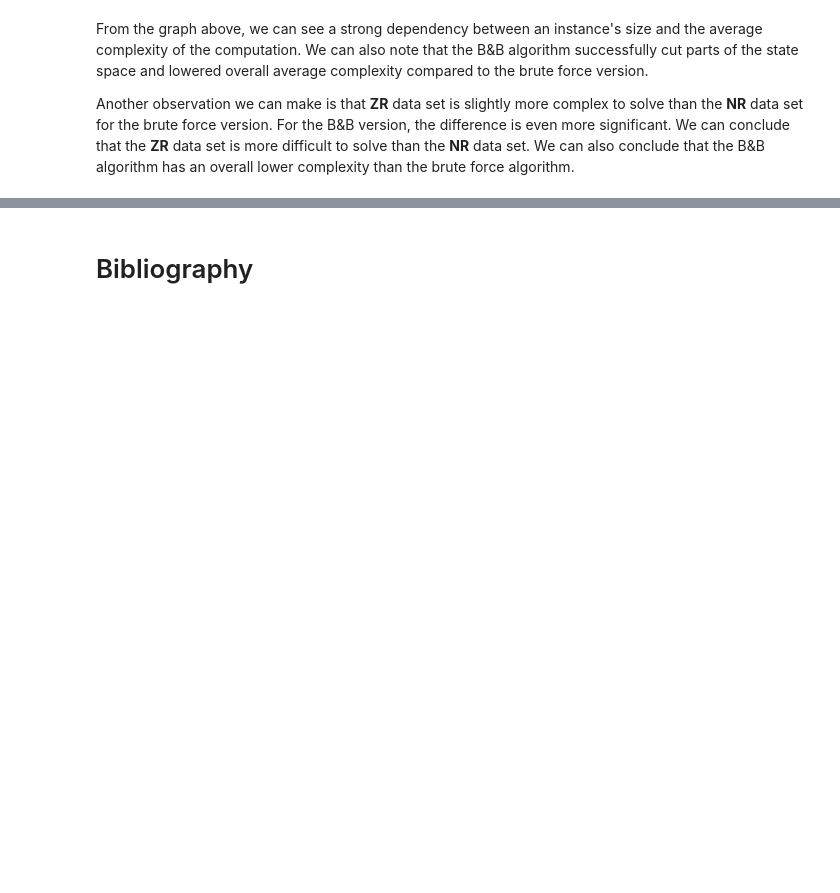
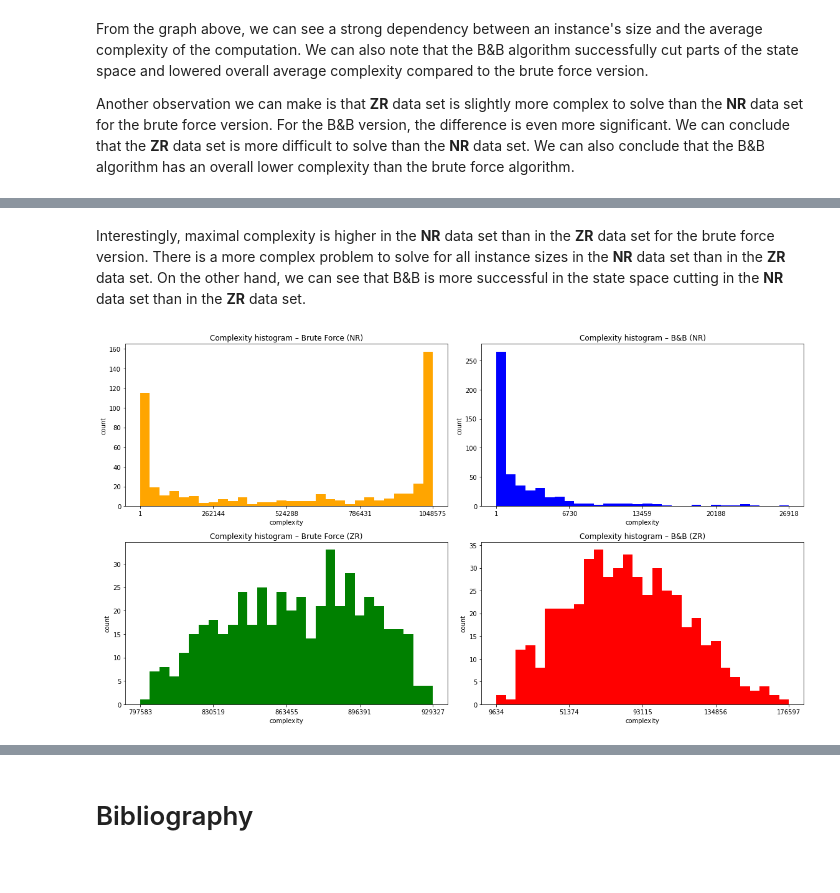
Before and after one commit to patrotom/combinatorial-optimization-problems, a Jupyter notebook: knapsack_exact/notebooks/knapsack_exact.ipynb, the cells around one changed output, grey strips where cells are left out. Drawn from its saved outputs; the diff is of its cells as text; code cells hidden in the pictures; blank space fills up the shorter version.

```diff
--- a/knapsack_exact/notebooks/knapsack_exact.ipynb
+++ b/knapsack_exact/notebooks/knapsack_exact.ipynb
@@ -181,0 +234,34 @@ Another observation we can make is that **ZR** data set is slightly more complex
+# %% [markdown]
+Interestingly, maximal complexity is higher in the **NR** data set than in the **ZR** data set for the brute force version. There is a more complex problem to solve for all instance sizes in the **NR** data set than in the **ZR** data set. On the other hand, we can see that B&B is more successful in the state space cutting in the **NR** data set than in the **ZR** data set.
+# %%
+fig, axs = plt.subplots(2, 2, tight_layout=True)
+
+for i in [0, 1]:
+    for j in [0, 1]:
+        axs[i][j].set_xlabel("complexity")
+        axs[i][j].set_ylabel("count")
+        axs[i][j].ticklabel_format(style="plain")
+
+axs[0][0].set_title("Complexity histogram – Brute Force (NR)")
+axs[0][0].hist(clxs["NR"]["bf"], bins=30, color="orange")
+x = np.linspace(start=min(clxs["NR"]["bf"]), stop=max(clxs["NR"]["bf"]), num=5, dtype=int)
+axs[0][0].set_xticks(x)
+
+axs[0][1].set_title("Complexity histogram – B&B (NR)")
+axs[0][1].hist(clxs["NR"]["bb"], bins=30, color="blue")
+x = np.linspace(start=min(clxs["NR"]["bb"]), stop=max(clxs["NR"]["bb"]), num=5, dtype=int)
+axs[0][1].set_xticks(x)
+
+axs[1][0].set_title("Complexity histogram – Brute Force (ZR)")
+axs[1][0].hist(clxs["ZR"]["bf"], bins=30, color="green")
+x = np.linspace(start=min(clxs["ZR"]["bf"]), stop=max(clxs["ZR"]["bf"]), num=5, dtype=int)
+axs[1][0].set_xticks(x)
+
+axs[1][1].set_title("Complexity histogram – B&B (ZR)")
+axs[1][1].hist(clxs["ZR"]["bb"], bins=30, color="red")
+x = np.linspace(start=min(clxs["ZR"]["bb"]), stop=max(clxs["ZR"]["bb"]), num=5, dtype=int)
+axs[1][1].set_xticks(x)
+
+plt.show()
+# %% [output]
+[figure, added]
```
Also changed, not shown: parts of 16 cells of this notebook.
